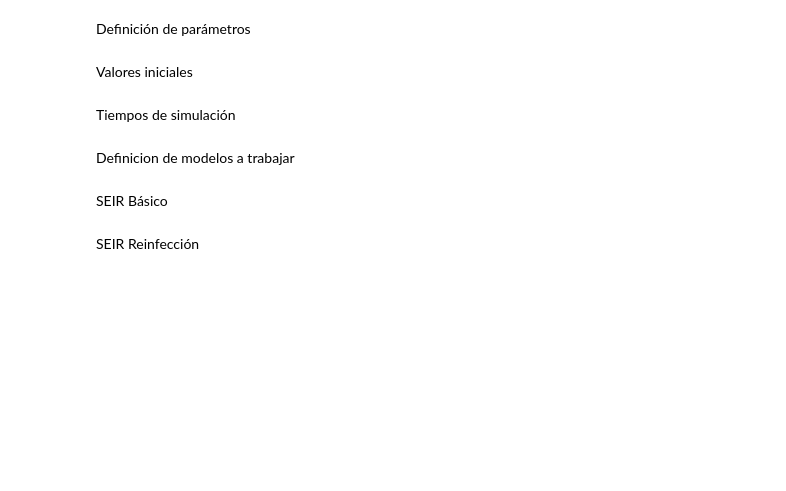
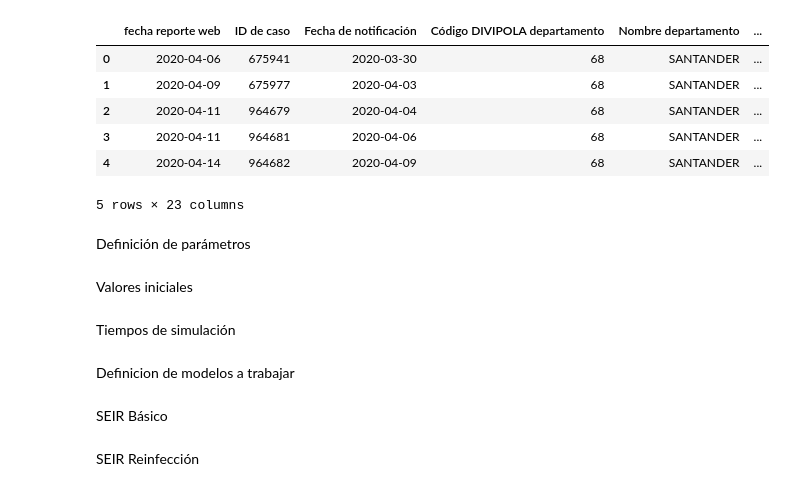
Before and after one commit to SergioPachonDotor/Proyectos_MAIBM, a Jupyter notebook: Proyecto_2/proyecto_2_resultados.ipynb, the cells around one changed output. Drawn from its saved outputs; the diff is of its cells as text; code cells hidden in the pictures; blank space fills up the shorter version.

```diff
--- a/Proyecto_2/proyecto_2_resultados.ipynb
+++ b/Proyecto_2/proyecto_2_resultados.ipynb
@@ -14,6 +14,16 @@ df['Fecha de inicio de síntomas'] = pd.to_datetime(df['Fecha de inicio de sínt
 df['Fecha de diagnóstico'] = pd.to_datetime(df['Fecha de diagnóstico']).sort_values().to_list()
 indx_timestamp = [15, 7, 4]
 indx_xlim = [0,0,9900]
+# %%
+df.head()
+# %% [output]
+|  | fecha reporte web | ID de caso | Fecha de notificación | Código DIVIPOLA departamento | Nombre departamento | ... |
+| 0 | 2020-04-06 | 675941 | 2020-03-30 | 68 | SANTANDER | ... |
+| 1 | 2020-04-09 | 675977 | 2020-04-03 | 68 | SANTANDER | ... |
+| 2 | 2020-04-11 | 964679 | 2020-04-04 | 68 | SANTANDER | ... |
+| 3 | 2020-04-11 | 964681 | 2020-04-06 | 68 | SANTANDER | ... |
+| 4 | 2020-04-14 | 964682 | 2020-04-09 | 68 | SANTANDER | ... |
+5 rows × 23 columns
 # %% [markdown]
 Definición de parámetros
 # %%
```
Also changed, not shown: parts of 8 cells of this notebook, 1 other file.
